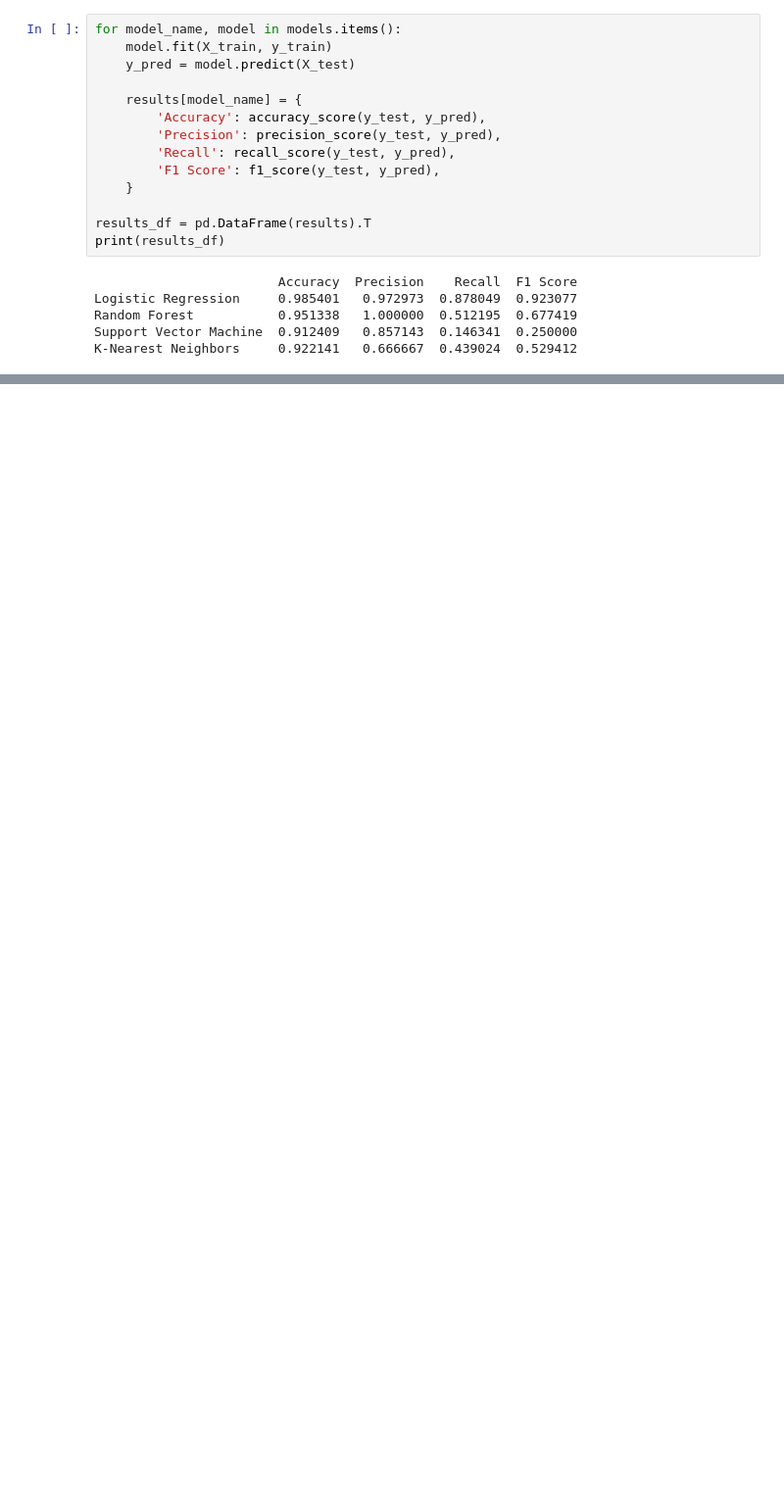
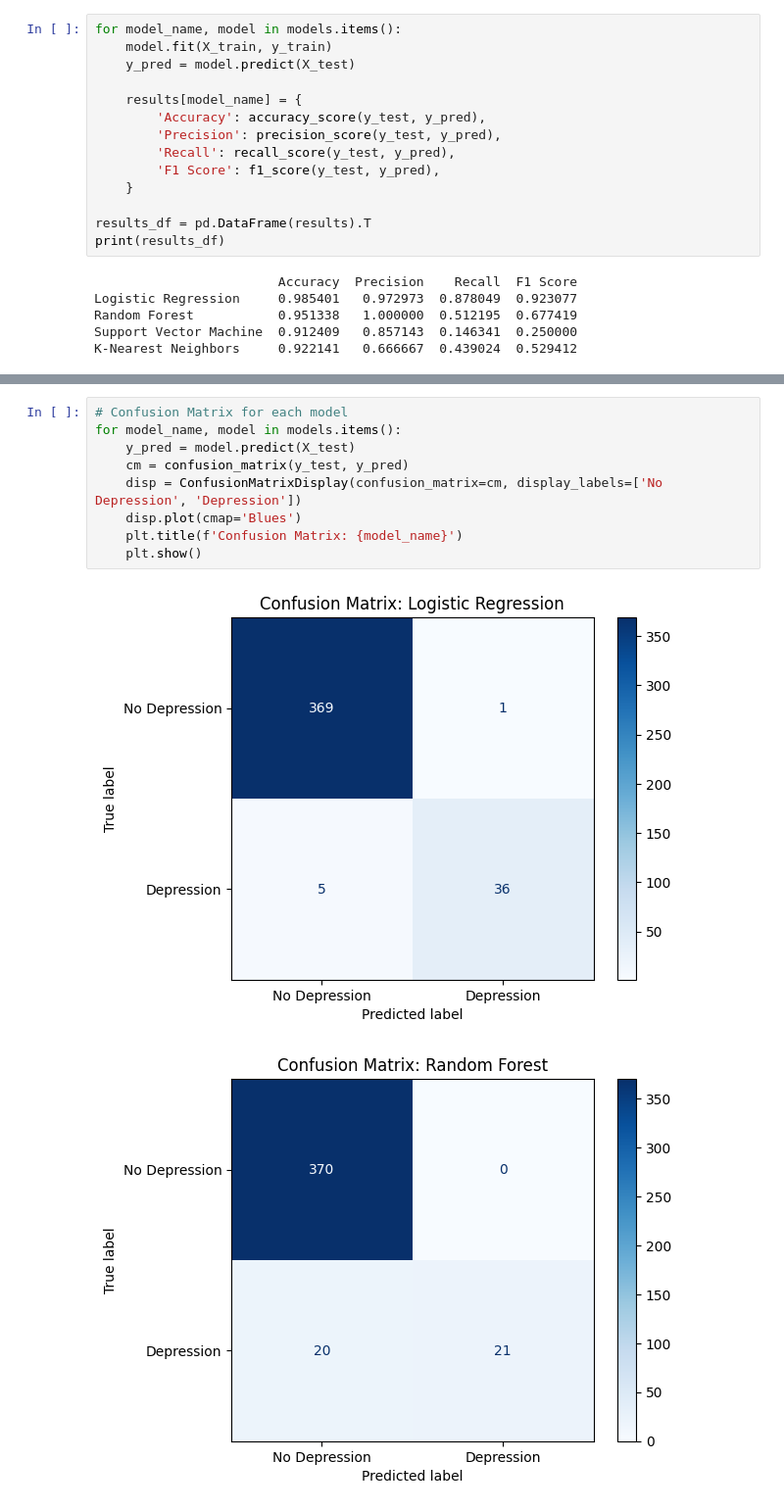
Before and after one commit to 8ad40n/Exploring-ML, a Jupyter notebook: AMIR/joy184110_gmail_com_Assignment_2.ipynb, the cells around one changed output, grey strips where cells are left out. Shown at 98% size. Drawn from its saved outputs; the diff is of its cells as text; blank space fills up the shorter version.

```diff
--- a/AMIR/AMIR_assignment.ipynb
+++ b/AMIR/joy184110_gmail_com_Assignment_2.ipynb
@@ -148,3 +193,15 @@ for metric in metrics:
 [figure]
 [figure]
 [figure]
+# %%
+# Confusion Matrix for each model
+for model_name, model in models.items():
+    y_pred = model.predict(X_test)
+    cm = confusion_matrix(y_test, y_pred)
+    disp = ConfusionMatrixDisplay(confusion_matrix=cm, display_labels=['No Depression', 'Depression'])
+    disp.plot(cmap='Blues')
+    plt.title(f'Confusion Matrix: {model_name}')
+    plt.show()
+# %% [output]
+[figure, added]
+[figure, added]
```
Also changed, not shown: parts of 16 cells of this notebook.
